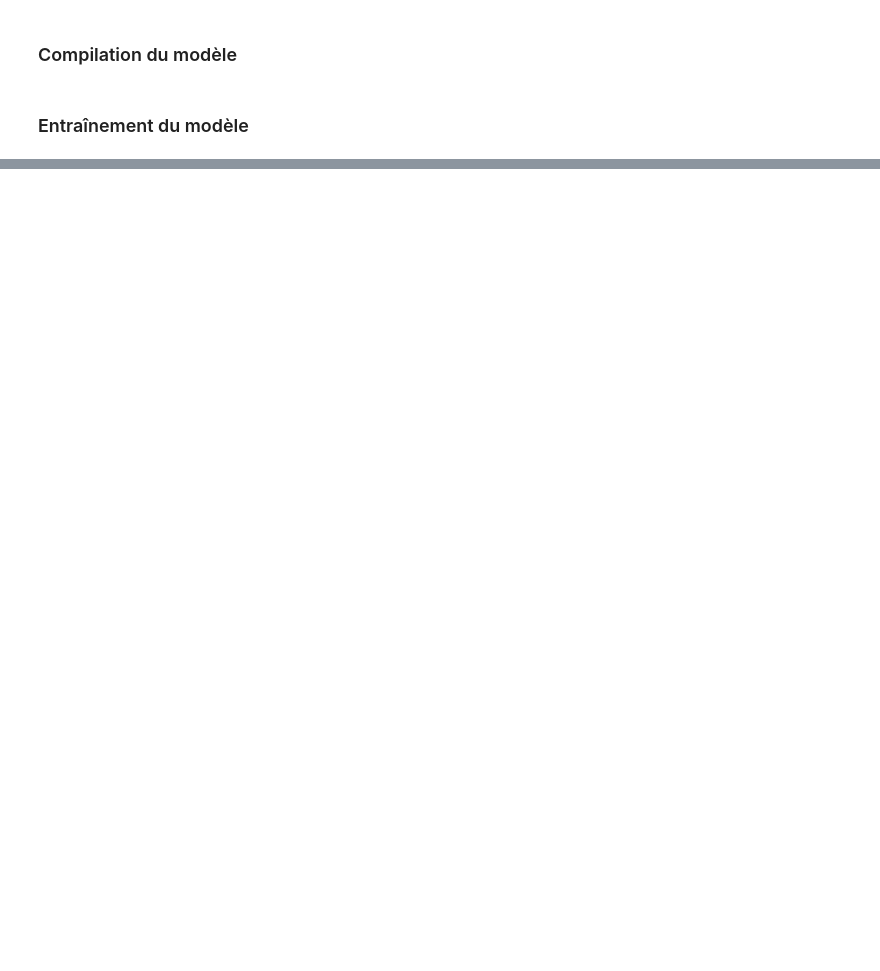
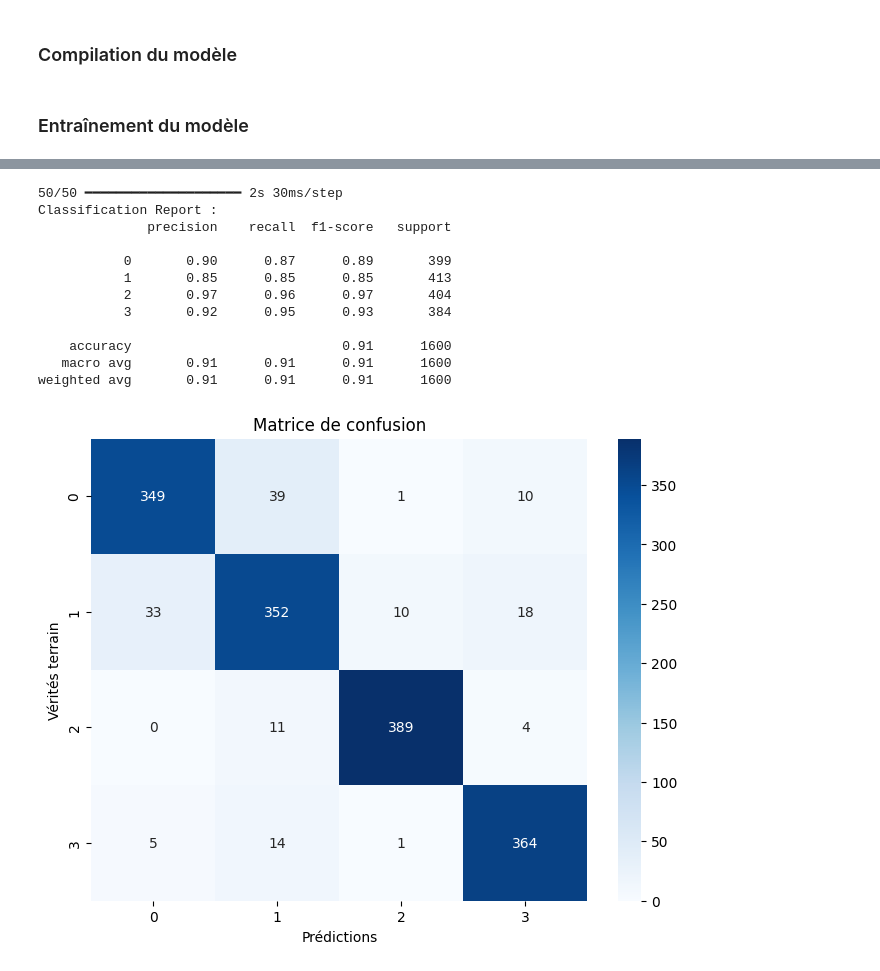
Before and after one commit to elmhmmd/BrainScan, a Jupyter notebook: Brainscan.ipynb, the cells around one changed output, grey strips where cells are left out. Cells and saved outputs as stored; diff of their text form; code cells hidden in the pictures; blank space fills up the shorter version.

```diff
--- a/Brainscan.ipynb
+++ b/Brainscan.ipynb
@@ -324,8 +301,7 @@ Durée d'entraînement : 640.343255519867 secondes
 # %%
 from tensorflow.keras.models import load_model
-from sklearn.metrics import classification_report, confusion_matrix
 
-best_model = load_model('best_model.h5')
+best_model = load_model('best_model(1).h5')
 
 test_loss, test_accuracy = best_model.evaluate(X_test, y_test, verbose=1)
 # %% [output]
@@ -367,0 +341,37 @@ plt.show()
+# %%
+from sklearn.metrics import classification_report, confusion_matrix
+import seaborn as sns
+import matplotlib.pyplot as plt
+
+y_pred_probs = best_model.predict(X_test)
+
+y_pred = np.argmax(y_pred_probs, axis=1)
+
+y_true = np.argmax(y_test, axis=1)
+
+print("Classification Report :")
+print(classification_report(y_true, y_pred))
+
+cm = confusion_matrix(y_true, y_pred)
+
+plt.figure(figsize=(8, 6))
+sns.heatmap(cm, annot=True, fmt='d', cmap='Blues')
+
+plt.title('Matrice de confusion')
+plt.xlabel('Prédictions')
+plt.ylabel('Vérités terrain')
+plt.show()
+# %% [output]
+50/50 ━━━━━━━━━━━━━━━━━━━━ 2s 30ms/step
+Classification Report :
+              precision    recall  f1-score   support
+
+           0       0.90      0.87      0.89       399
+           1       0.85      0.85      0.85       413
+           2       0.97      0.96      0.97       404
+           3       0.92      0.95      0.93       384
+
+    accuracy                           0.91      1600
+   macro avg       0.91      0.91      0.91      1600
+weighted avg       0.91      0.91      0.91      1600
+[figure, added]
```
Also changed, not shown: parts of 9 cells of this notebook, 2 other files.
